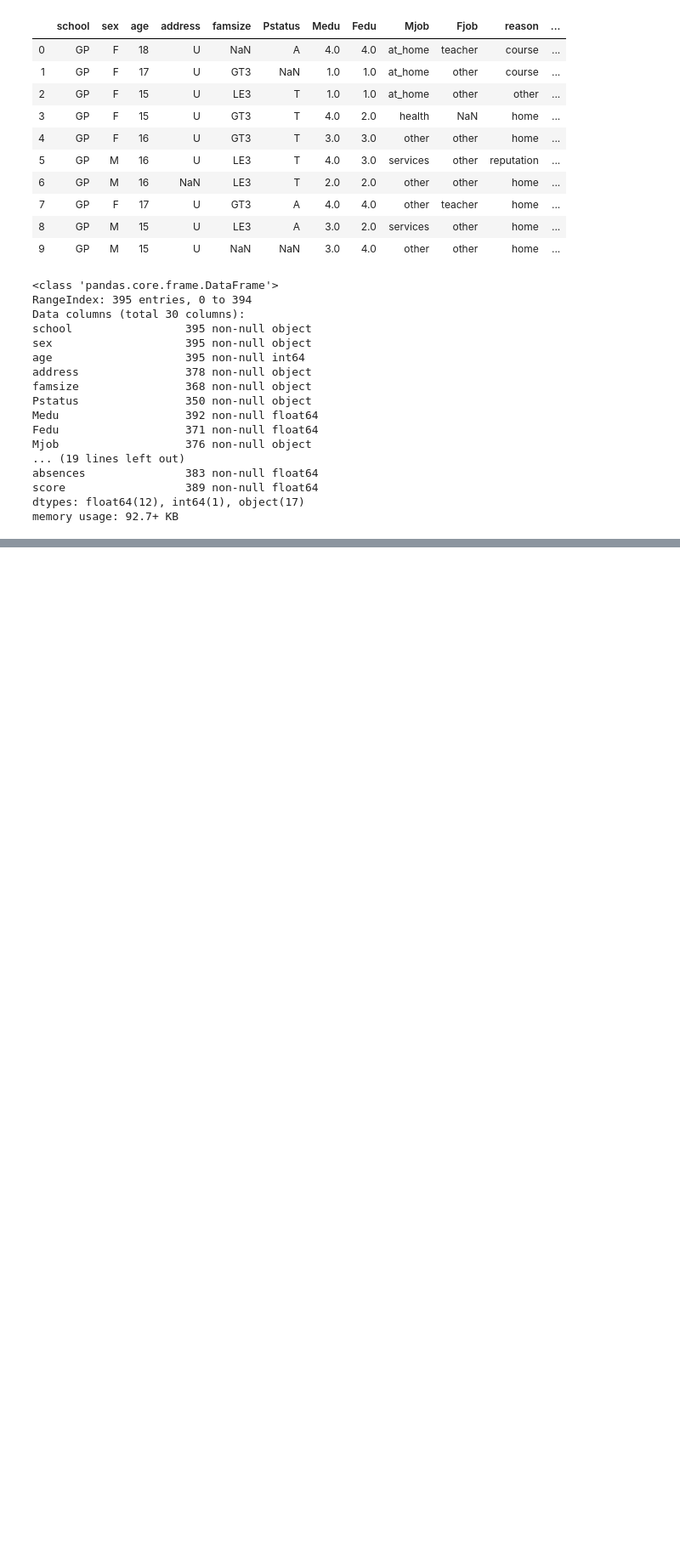
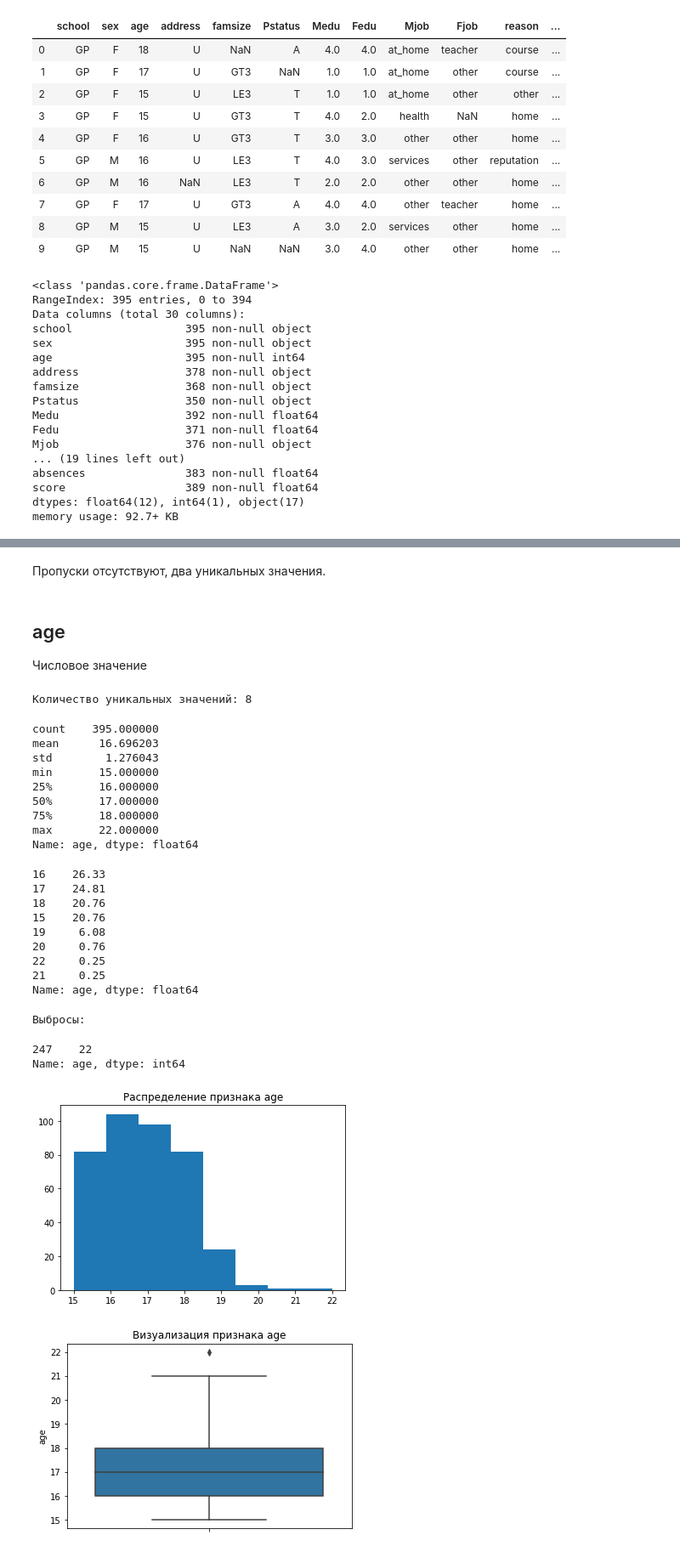
Before and after one commit to gdokuchaev/skillfactory_rds, a Jupyter notebook: module_2/stud_math.ipynb, the cells around one changed output, grey strips where cells are left out. Shown: that part at 85% size. Drawn from its saved outputs; the diff is of its cells as text; code cells hidden in the pictures; blank space fills up the shorter version.

```diff
--- a/module_2/stud_math.ipynb
+++ b/module_2/stud_math.ipynb
@@ -54,0 +174,32 @@ memory usage: 92.7+ KB
+# %% [markdown]
+Пропуски отсутствуют, два уникальных значения.
+# %% [markdown]
+## age
+Числовое значение
+# %%
+eda_num('age', bins=None)
+# %% [output]
+Количество уникальных значений: 8
+count    395.000000
+mean      16.696203
+std        1.276043
+min       15.000000
+25%       16.000000
+50%       17.000000
+75%       18.000000
+max       22.000000
+Name: age, dtype: float64
+16    26.33
+17    24.81
+18    20.76
+15    20.76
+19     6.08
+20     0.76
+22     0.25
+21     0.25
+Name: age, dtype: float64
+Выбросы:
+247    22
+Name: age, dtype: int64
+[figure, added]
+[figure, added]
```
Also changed, not shown: parts of 39 cells of this notebook.
